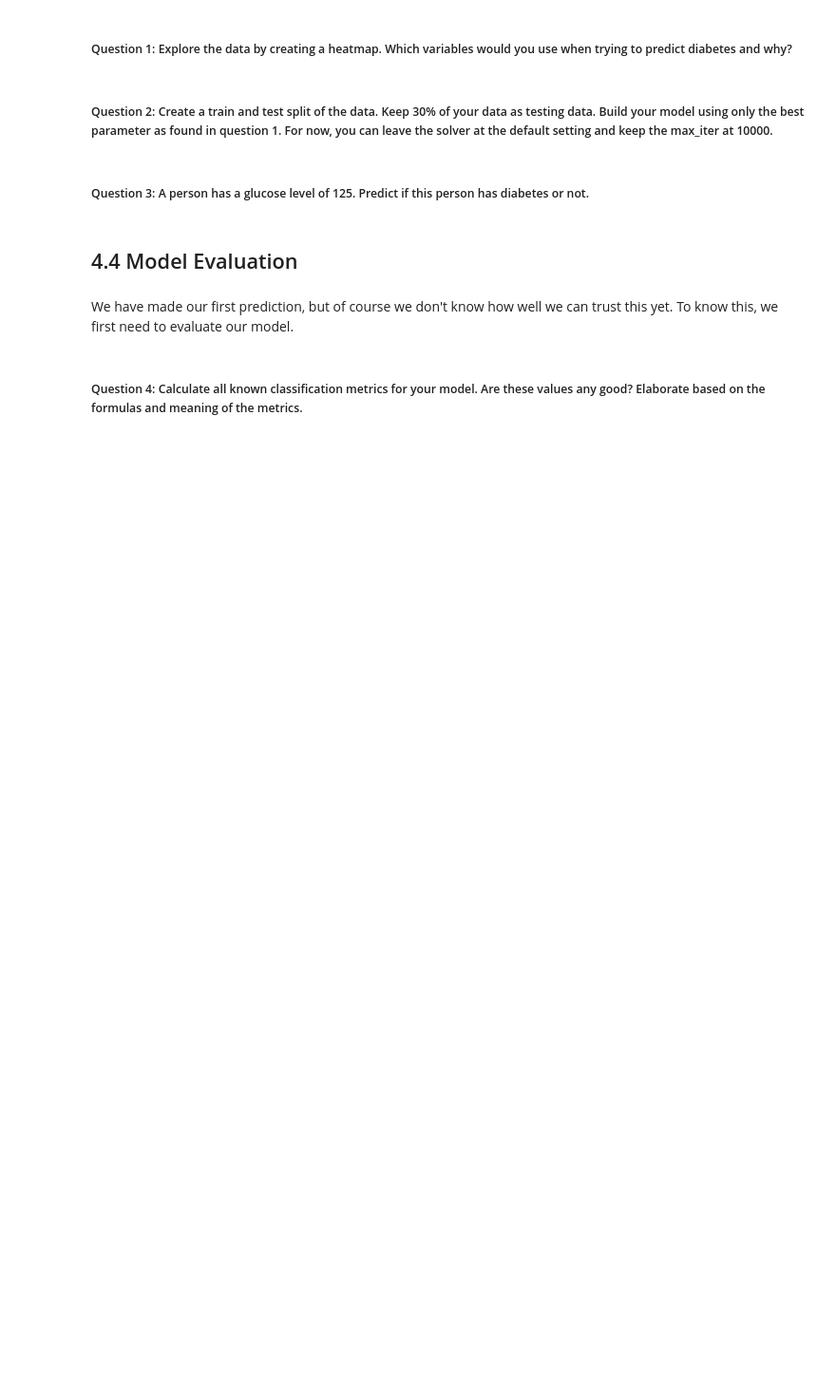
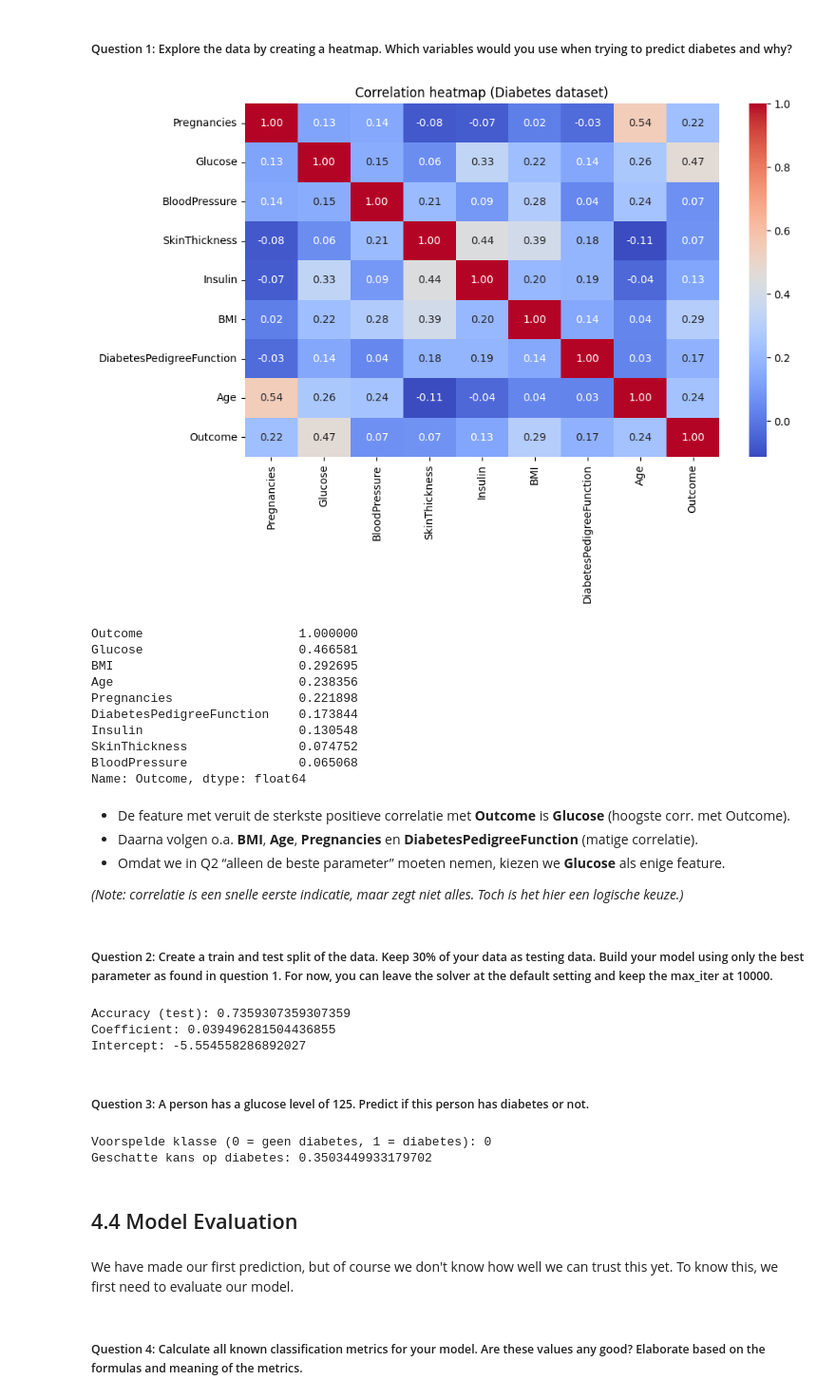
Before and after one commit to ChaybonV/Data-Science-Fundamentals, a Jupyter notebook: 04/DSF 04 - Logistic Regression Exercice.ipynb, the cells around one changed output. Shown at 95% size. Saved outputs shown, nothing was run; the diff lists cells and outputs as text; code cells hidden in the pictures; blank space fills up the shorter version.

```diff
--- a/04/DSF 04 - Logistic Regression Exercice.ipynb
+++ b/04/DSF 04 - Logistic Regression Exercice.ipynb
@@ -37,9 +44,63 @@ df.head()
 # %% [markdown]
 ##### Question 1: Explore the data by creating a heatmap. Which variables would you use when trying to predict diabetes and why?
+# %%
+plt.figure(figsize=(10,6))
+corr = df.corr(numeric_only=True)
+sns.heatmap(corr, annot=True, cmap="coolwarm", fmt=".2f")
+plt.title("Correlation heatmap (Diabetes dataset)")
+plt.show()
+
+corr["Outcome"].sort_values(ascending=False)
+# %% [output]
+[figure, added]
+Outcome                     1.000000
+Glucose                     0.466581
+BMI                         0.292695
+Age                         0.238356
+Pregnancies                 0.221898
+DiabetesPedigreeFunction    0.173844
+Insulin                     0.130548
+SkinThickness               0.074752
+BloodPressure               0.065068
+Name: Outcome, dtype: float64
+# %% [markdown]
+- De feature met veruit de sterkste positieve correlatie met **Outcome** is **Glucose** (hoogste corr. met Outcome).
+- Daarna volgen o.a. **BMI**, **Age**, **Pregnancies** en **DiabetesPedigreeFunction** (matige correlatie).
+- Omdat we in Q2 “alleen de beste parameter” moeten nemen, kiezen we **Glucose** als enige feature.
+
+*(Note: correlatie is een snelle eerste indicatie, maar zegt niet alles. Toch is het hier een logische keuze.)*
 # %% [markdown]
 ##### Question 2: Create a train and test split of the data. Keep 30% of your data as testing data. Build your model using only the best parameter as found in question 1. For now, you can leave the solver at the default setting and keep the max_iter at 10000.
+# %%
+X = df[["Glucose"]]
+y = df["Outcome"]
+
+X_train, X_test, y_train, y_test = train_test_split(X, y, test_size=0.30, random_state=42, stratify=y)
+
+lr_glucose = LogisticRegression(max_iter=10000)
+lr_glucose.fit(X_train, y_train)
+
+y_pred = lr_glucose.predict(X_test)
+print("Accuracy (test):", accuracy_score(y_test, y_pred))
+print("Coefficient:", lr_glucose.coef_[0][0])
+print("Intercept:", lr_glucose.intercept_[0])
+# %% [output]
+Accuracy (test): 0.7359307359307359
+Coefficient: 0.039496281504436855
+Intercept: -5.554558286892027
 # %% [markdown]
 ##### Question 3: A person has a glucose level of 125. Predict if this person has diabetes or not.
+# %%
+person_glucose = pd.DataFrame({"Glucose":[125]})
+
+pred_label = lr_glucose.predict(person_glucose)[0]
+pred_prob = lr_glucose.predict_proba(person_glucose)[0,1]
+
+print("Voorspelde klasse (0 = geen diabetes, 1 = diabetes):", pred_label)
+print("Geschatte kans op diabetes:", pred_prob)
+# %% [output]
+Voorspelde klasse (0 = geen diabetes, 1 = diabetes): 0
+Geschatte kans op diabetes: 0.3503449933179702
 # %% [markdown]
 ## 4.4 Model Evaluation
 # %% [markdown]
```
Also changed, not shown: parts of 12 cells of this notebook, 1 other file.
